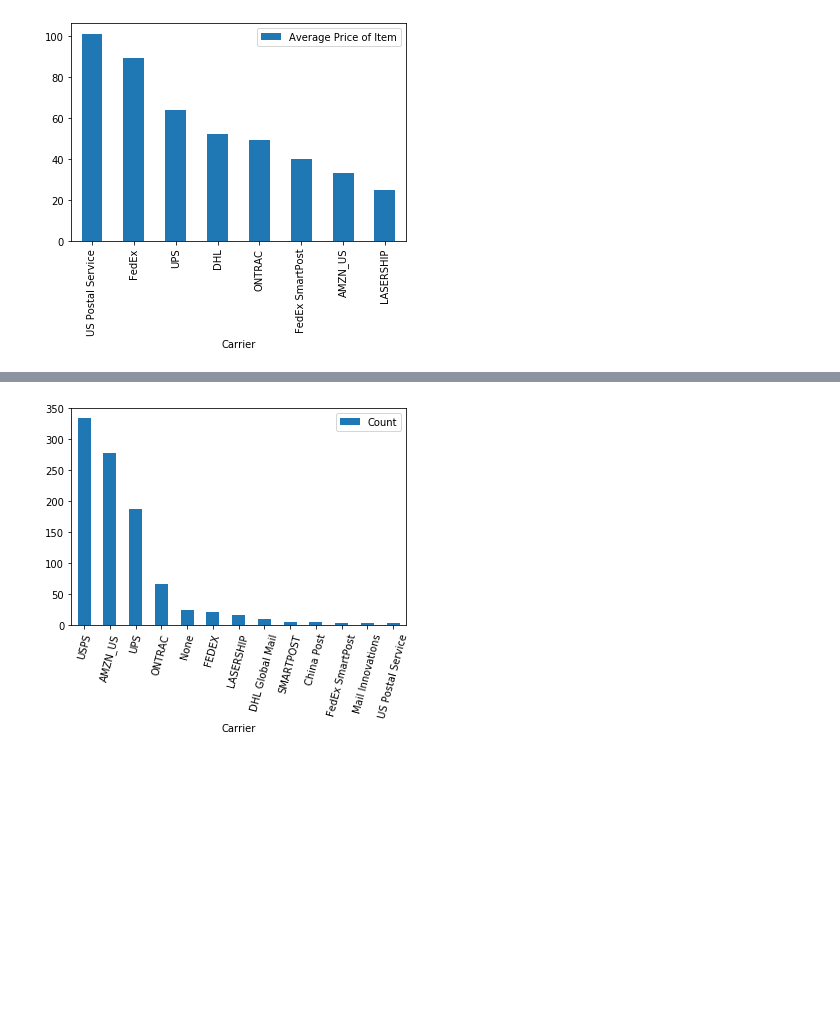
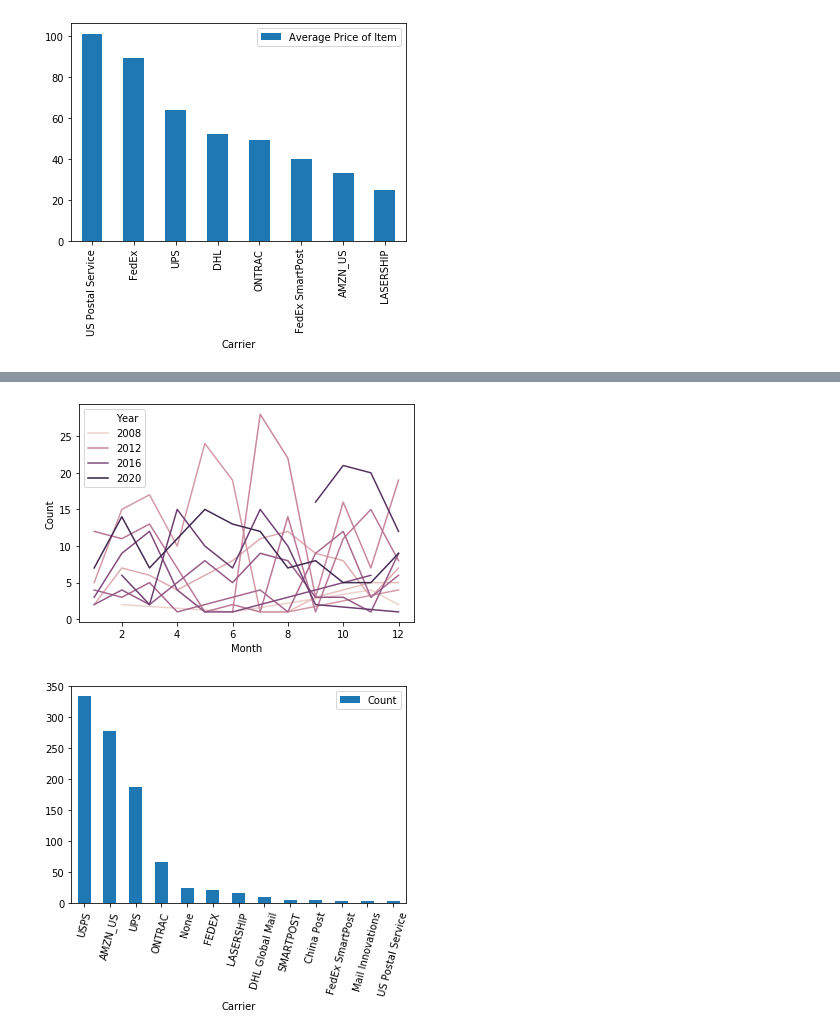
Before and after one commit to AmitSamra/DataEngineering.Labs.AirflowProject, a Jupyter notebook: amazon_visualization.ipynb, the cells around one changed output, grey strips where cells are left out. Cells and saved outputs as stored; diff of their text form; code cells hidden in the pictures; blank space fills up the shorter version.

Commit message:
Added plot for month trend

```diff
--- a/amazon_visualization.ipynb
+++ b/amazon_visualization.ipynb
@@ -194,3 +205,17 @@ df_con_avg_spend
 plot_df_car_avg2 = df_con_car_avg2.plot.bar(x=0, y=1, rot = 90)
 # %% [output]
 [figure]
+# %%
+con_month_trend = connection.execute('''
+SELECT extract(year from order_date) as year, extract(month from order_date) as month, count(*)
+FROM amazon.amazon_purchases
+GROUP BY year, month
+ORDER BY year, month
+''')
+
+data_con_month_trend = [row for row in con_month_trend]
+df_con_month_trend = pd.DataFrame.from_records(data_con_month_trend)
+df_con_month_trend.columns = ['Year','Month', 'Count']
+df_con_month_trend['Year'] = df_con_month_trend['Year'].astype(int)
+df_con_month_trend['Count'] = df_con_month_trend['Count'].astype(int)
+df_con_month_trend
@@ -197,3 +236,7 @@ plot_df_car_avg2 = df_con_car_avg2.plot.bar(x=0, y=1, rot = 90)
+# %%
+plot_con_month_trend = sns.lineplot(data=df_con_month_trend, x='Month', y='Count', hue='Year')
+# %% [output]
+[figure, added]
 # %%
 data = [row for row in b]
 df2 = pd.DataFrame.from_records(data)
```
Also changed, not shown: parts of 3 cells of this notebook.
